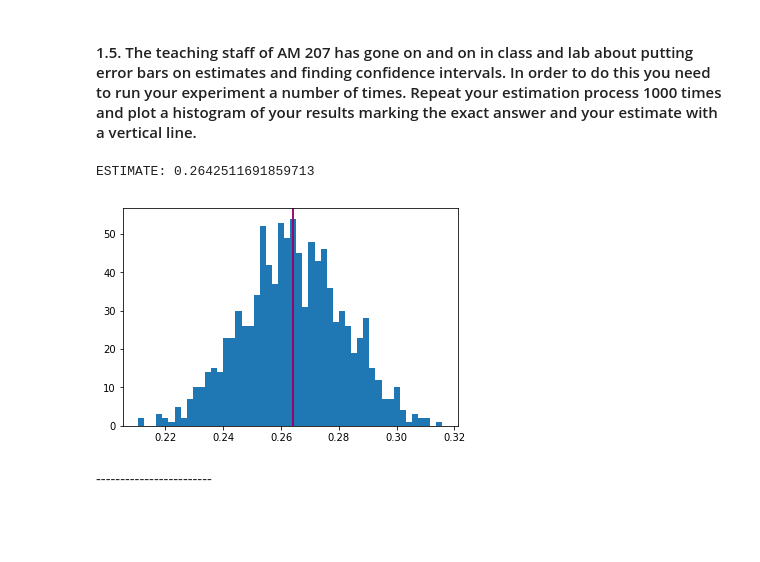
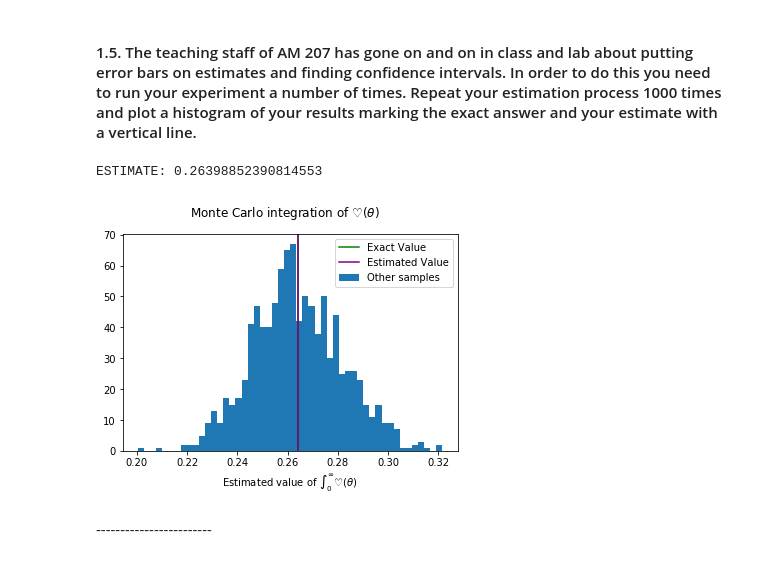
Before and after one commit to ezou20/AM_207_fall_2018, a Jupyter notebook: homeworks/AM207_HW2.ipynb, the cells around one changed output. Drawn from its saved outputs; the diff is of its cells as text; code cells hidden in the pictures; blank space fills up the shorter version.

```diff
--- a/homeworks/AM207_HW2.ipynb
+++ b/homeworks/AM207_HW2.ipynb
@@ -120,16 +123,21 @@ The exact value of the integral is $\frac{\pi}{2^{23}}\binom{22}{11} \approx 0.2
 </div>
 # %% [markdown]
 <h4>1.5. The teaching staff of AM 207 has gone on and on in class and lab about putting error bars on estimates and finding confidence intervals.  In order to do this you need to run your experiment a number of times.  Repeat your estimation process 1000 times and plot a histogram of your results marking the exact answer and your estimate with a vertical line.</h4>
+# %%
+samples = np.array([simulate_heart_collection(500, 100000) for _ in range(1000)])
 # %%
-x = np.array([simulate_heart_collection(500, 100000) for _ in range(1000)])
 fig = plt.figure()
-plt.hist(x, bins=50)
-plt.axvline(0.2642, color='red')
+plt.hist(samples, bins=50)
+plt.xlabel(r'Estimated value of $\int_0^{\infty} \heartsuit(\theta)$')
+plt.suptitle(r'Monte Carlo integration of $\heartsuit(\theta)$')
+
+plt.axvline(0.2642, color='green')
 plt.axvline(np.mean(x),color='purple')
-print("ESTIMATE: "+str(np.mean(x)))
+plt.legend(["Exact Value", "Estimated Value", "Other samples"])
+print("ESTIMATE: "+str(np.mean(samples)))
 # %% [output]
-ESTIMATE: 0.2642511691859713
+ESTIMATE: 0.26398852390814553
-[figure, old version]
+[figure, new version]
 # %% [markdown]
 <div class="answer-separator">
 ------------------------
```
Also changed, not shown: parts of 11 cells of this notebook.
